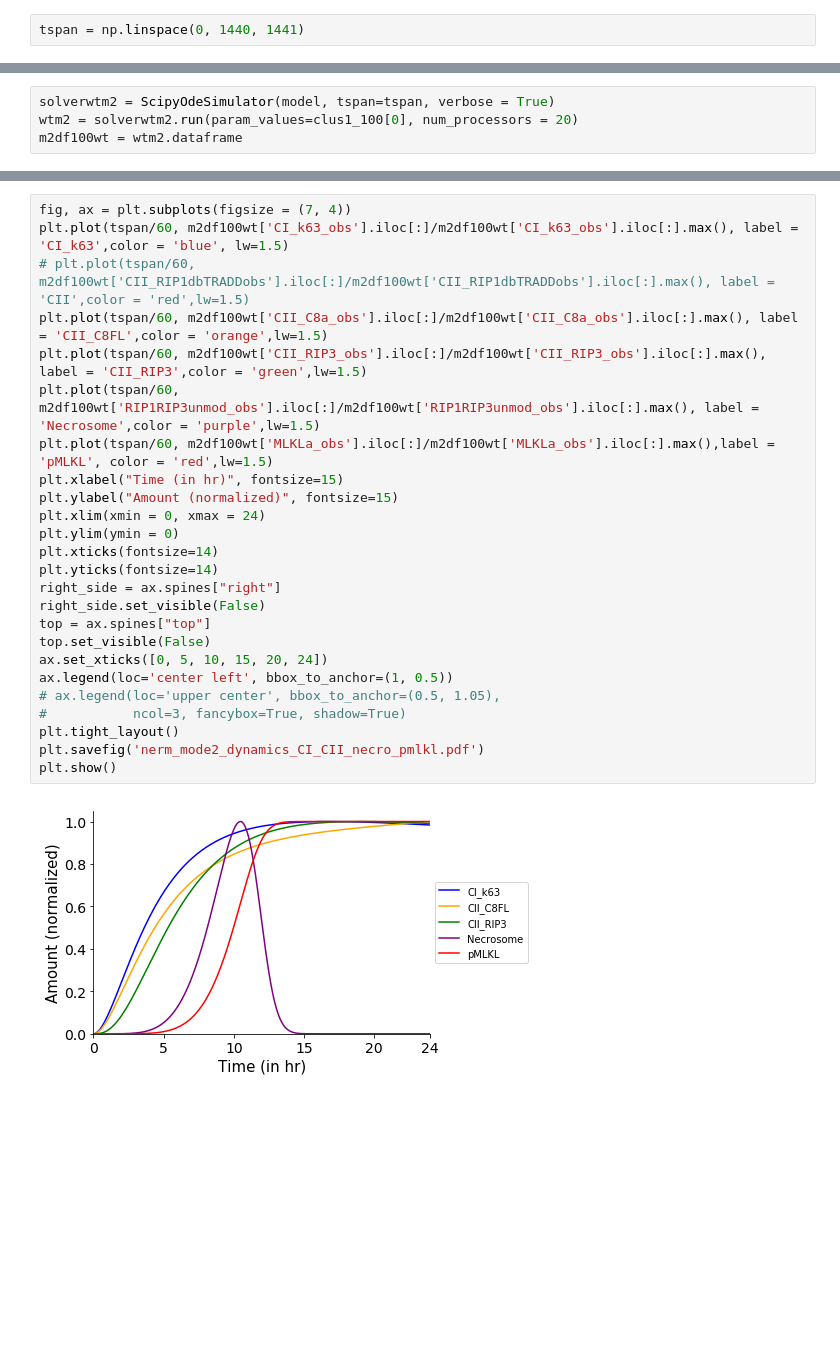
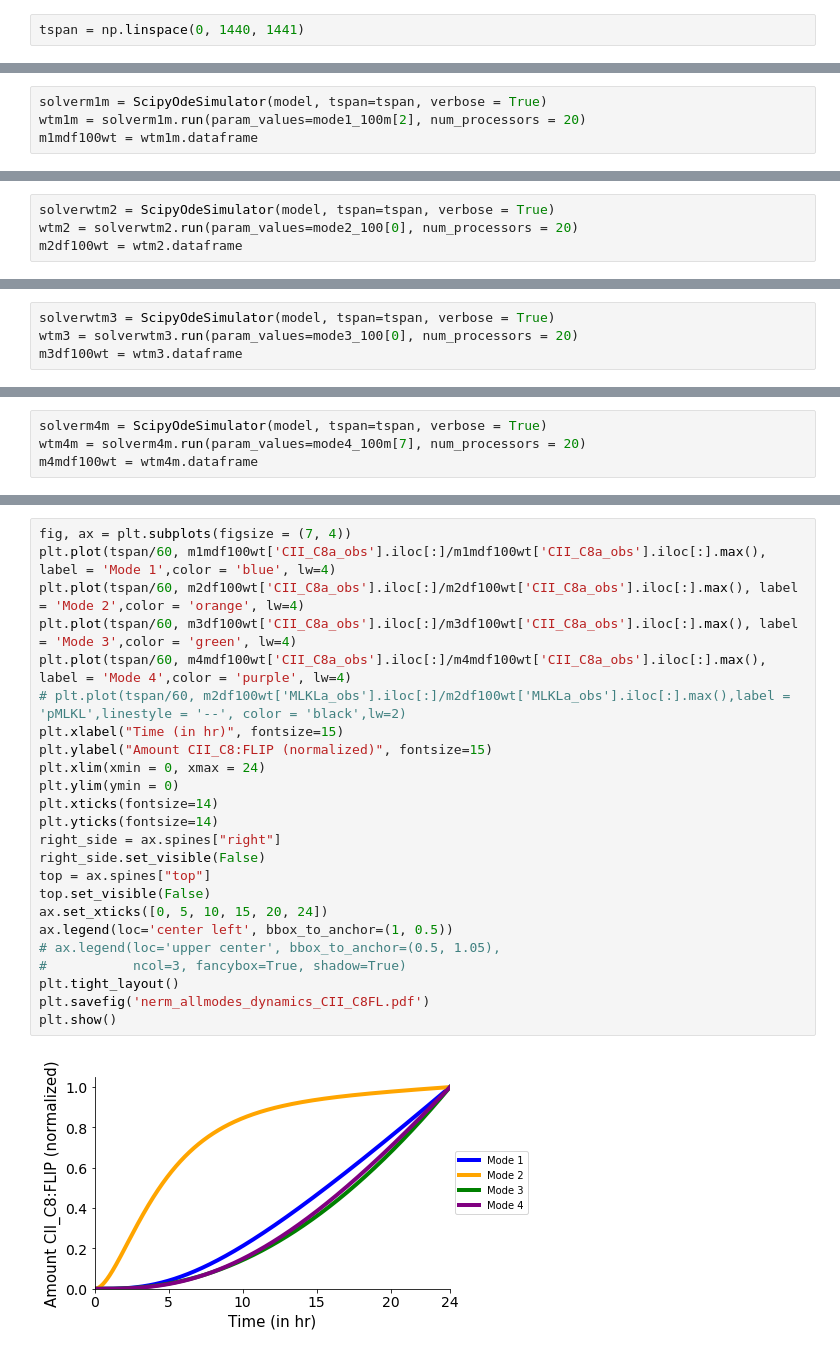
Before and after one commit to LoLab-MSM/NERM, a Jupyter notebook: model_analysis/Modes_protein_dynamics/nerm_mode2_dynamics.ipynb, the cells around one changed output, grey strips where cells are left out. Saved outputs shown, nothing was run; the diff lists cells and outputs as text; blank space fills up the shorter version.

Commit message:
created mode dynamics plots for CI, CII:C8FL, CII:RIP3, and Necrosome. nerm mode dynamics nb in modes_protein_dynamics folder

```diff
--- a/model_analysis/Modes_protein_dynamics/nerm_mode2_dynamics.ipynb
+++ b/model_analysis/Modes_protein_dynamics/nerm_mode2_dynamics.ipynb
@@ -38,0 +82,4 @@ tspan = np.linspace(0, 1440, 1441)
+# %%
+solverm1m = ScipyOdeSimulator(model, tspan=tspan, verbose = True)
+wtm1m = solverm1m.run(param_values=mode1_100m[2], num_processors = 20)
+m1mdf100wt = wtm1m.dataframe
@@ -39,5 +94,5 @@ tspan = np.linspace(0, 1440, 1441)
 # %%
 solverwtm2 = ScipyOdeSimulator(model, tspan=tspan, verbose = True)
-wtm2 = solverwtm2.run(param_values=clus1_100[0], num_processors = 20)
+wtm2 = solverwtm2.run(param_values=mode2_100[0], num_processors = 20)
 m2df100wt = wtm2.dataframe
 # %% [output]
@@ -50,0 +106,4 @@ m2df100wt = wtm2.dataframe
+# %%
+solverwtm3 = ScipyOdeSimulator(model, tspan=tspan, verbose = True)
+wtm3 = solverwtm3.run(param_values=mode3_100[0], num_processors = 20)
+m3df100wt = wtm3.dataframe
@@ -50,0 +118,4 @@ m2df100wt = wtm2.dataframe
+# %%
+solverm4m = ScipyOdeSimulator(model, tspan=tspan, verbose = True)
+wtm4m = solverm4m.run(param_values=mode4_100m[7], num_processors = 20)
+m4mdf100wt = wtm4m.dataframe
@@ -51,27 +156,26 @@ m2df100wt = wtm2.dataframe
 # %%
 fig, ax = plt.subplots(figsize = (7, 4))
-plt.plot(tspan/60, m2df100wt['CI_k63_obs'].iloc[:]/m2df100wt['CI_k63_obs'].iloc[:].max(), label = 'CI_k63',color = 'blue', lw=1.5)
-# plt.plot(tspan/60, m2df100wt['CII_RIP1dbTRADDobs'].iloc[:]/m2df100wt['CII_RIP1dbTRADDobs'].iloc[:].max(), label = 'CII',color = 'red',lw=1.5)
-plt.plot(tspan/60, m2df100wt['CII_C8a_obs'].iloc[:]/m2df100wt['CII_C8a_obs'].iloc[:].max(), label = 'CII_C8FL',color = 'orange',lw=1.5)
-plt.plot(tspan/60, m2df100wt['CII_RIP3_obs'].iloc[:]/m2df100wt['CII_RIP3_obs'].iloc[:].max(), label = 'CII_RIP3',color = 'green',lw=1.5)
-plt.plot(tspan/60, m2df100wt['RIP1RIP3unmod_obs'].iloc[:]/m2df100wt['RIP1RIP3unmod_obs'].iloc[:].max(), label = 'Necrosome',color = 'purple',lw=1.5)
-plt.plot(tspan/60, m2df100wt['MLKLa_obs'].iloc[:]/m2df100wt['MLKLa_obs'].iloc[:].max(),label = 'pMLKL', color = 'red',lw=1.5)
+plt.plot(tspan/60, m1mdf100wt['CII_C8a_obs'].iloc[:]/m1mdf100wt['CII_C8a_obs'].iloc[:].max(), label = 'Mode 1',color = 'blue', lw=4)
+plt.plot(tspan/60, m2df100wt['CII_C8a_obs'].iloc[:]/m2df100wt['CII_C8a_obs'].iloc[:].max(), label = 'Mode 2',color = 'orange', lw=4)
+plt.plot(tspan/60, m3df100wt['CII_C8a_obs'].iloc[:]/m3df100wt['CII_C8a_obs'].iloc[:].max(), label = 'Mode 3',color = 'green', lw=4)
+plt.plot(tspan/60, m4mdf100wt['CII_C8a_obs'].iloc[:]/m4mdf100wt['CII_C8a_obs'].iloc[:].max(), label = 'Mode 4',color = 'purple', lw=4)
+# plt.plot(tspan/60, m2df100wt['MLKLa_obs'].iloc[:]/m2df100wt['MLKLa_obs'].iloc[:].max(),label = 'pMLKL',linestyle = '--', color = 'black',lw=2)
 plt.xlabel("Time (in hr)", fontsize=15)
-plt.ylabel("Amount (normalized)", fontsize=15)
+plt.ylabel("Amount CII_C8:FLIP (normalized)", fontsize=15)
 plt.xlim(xmin = 0, xmax = 24)
 plt.ylim(ymin = 0)
 plt.xticks(fontsize=14)
 plt.yticks(fontsize=14)
 right_side = ax.spines["right"]
 right_side.set_visible(False)
 top = ax.spines["top"]
 top.set_visible(False)
 ax.set_xticks([0, 5, 10, 15, 20, 24])
 ax.legend(loc='center left', bbox_to_anchor=(1, 0.5))
 # ax.legend(loc='upper center', bbox_to_anchor=(0.5, 1.05),
 #           ncol=3, fancybox=True, shadow=True)
 plt.tight_layout()
-plt.savefig('nerm_mode2_dynamics_CI_CII_necro_pmlkl.pdf')
+plt.savefig('nerm_allmodes_dynamics_CII_C8FL.pdf')
 plt.show()
 # %% [output]
-[figure, old version]
+[figure, new version]
```
Also changed, not shown: parts of 15 cells of this notebook, 7 other files.
